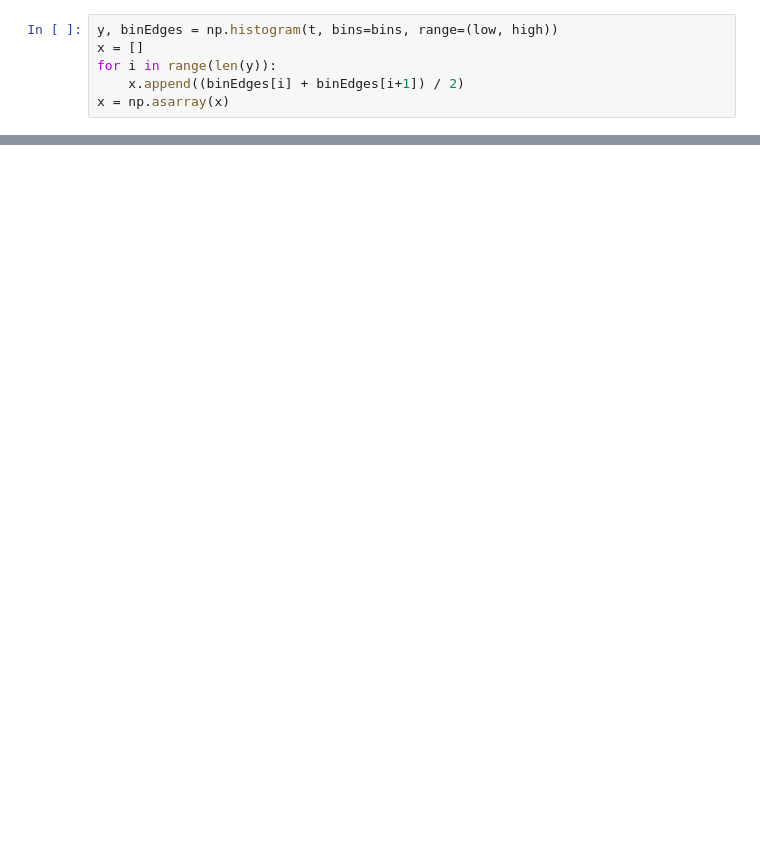
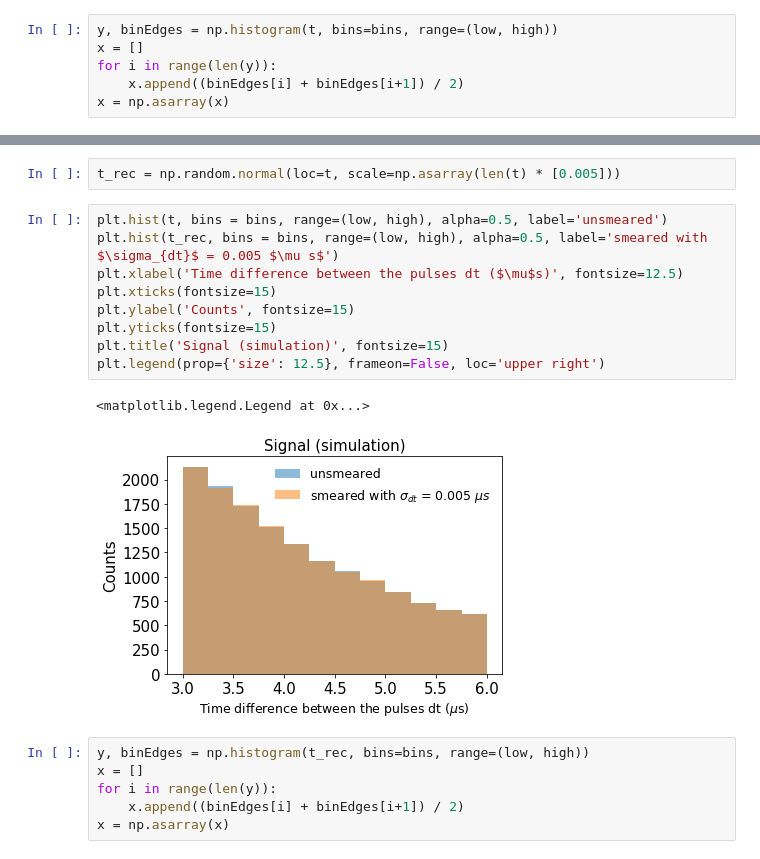
Before and after one commit to y-song/school, a Jupyter notebook: physics111b/lab 3 simulation.ipynb, the cells around one changed output, grey strips where cells are left out. Drawn from its saved outputs; the diff is of its cells as text; blank space fills up the shorter version.

```diff
--- a/physics111b/lab 3 simulation.ipynb
+++ b/physics111b/lab 3 simulation.ipynb
@@ -84,0 +85,20 @@ reduced chi-square = 0.76 p-value = 0.10
+# %%
+t_rec = np.random.normal(loc=t, scale=np.asarray(len(t) * [0.005]))
+# %%
+plt.hist(t, bins = bins, range=(low, high), alpha=0.5, label='unsmeared')
+plt.hist(t_rec, bins = bins, range=(low, high), alpha=0.5, label='smeared with $\sigma_{dt}$ = 0.005 $\mu s$')
+plt.xlabel('Time difference between the pulses dt ($\mu$s)', fontsize=12.5)
+plt.xticks(fontsize=15)
+plt.ylabel('Counts', fontsize=15)
+plt.yticks(fontsize=15)
+plt.title('Signal (simulation)', fontsize=15)
+plt.legend(prop={'size': 12.5}, frameon=False, loc='upper right')
+# %% [output]
+<matplotlib.legend.Legend at 0x...>
+[figure, added]
+# %%
+y, binEdges = np.histogram(t_rec, bins=bins, range=(low, high))
+x = []
+for i in range(len(y)):
+    x.append((binEdges[i] + binEdges[i+1]) / 2)
+x = np.asarray(x)
```
Also changed, not shown: parts of 7 cells of this notebook.
